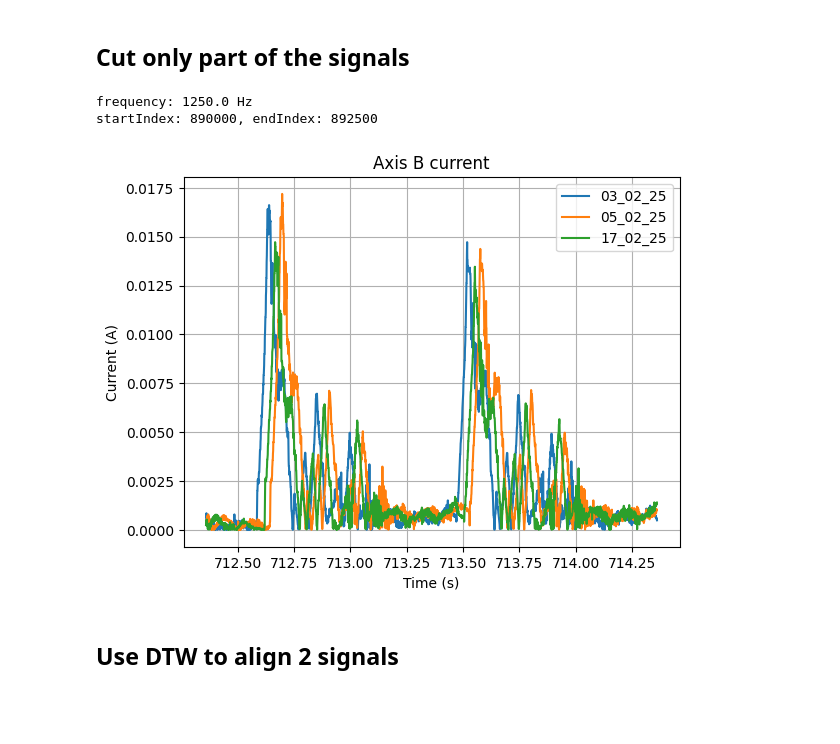
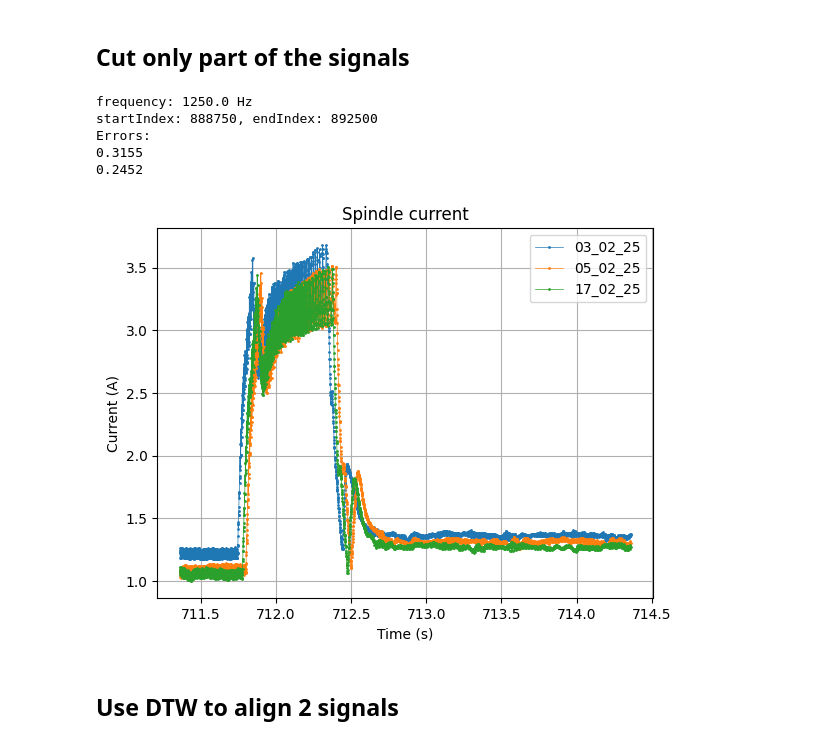
Before and after one commit to opatiny/predictiveMaintenance, a Jupyter notebook: src/notebooks/alignSignals.ipynb, the cells around one changed output. Saved outputs shown, nothing was run; the diff lists cells and outputs as text; code cells hidden in the pictures; blank space fills up the shorter version.

Commit message:
feat: working on DTW (compute errors)

```diff
--- a/src/notebooks/alignSignals.ipynb
+++ b/src/notebooks/alignSignals.ipynb
@@ -58,20 +62,22 @@ path = os.path.join(current_folder, dataPath)
 
 dates = ['03_02_25', '05_02_25', '17_02_25']
 
-signalName = 'stSigAxCurrentB'
+signalName = 'stSigAxCurrentS'
 
-times = []
-signals = []
+times: list[pd.Series] = []
+signals: list[pd.Series] = []
 
 for date in dates:
     sampleName = f'{machineName}_{date}.parquet'
     samplePath = os.path.join(path, sampleName)
     sample = pd.read_parquet(samplePath)
 
-    times.append(sample['timeSeconds'].values)
-    signals.append(sample[signalName].values)
+    times.append(sample['timeSeconds'])
+    signals.append(sample[signalName]*1000)
 
-print(times)
+# check time lengths
+for i, time in enumerate(times):
+    print(f'Time length for {dates[i]}: {len(time)}')
 
 # plot signals
 plt.figure()
@@ -93,36 +98,57 @@ plt.grid()
 # %% [markdown]
 ## Cut only part of the signals
+# %%
+from utils.getRmse import getRmse
+
+# function to print errors between ref and queries
+def printErrors(ref, queries):
+    errors = []
+    for i in range(len(queries)):
+        error = getRmse(queries[i],ref)
+        errors.append(error)
+
+    print('Errors:')
+    for i, error in enumerate(errors):
+        # error rounded to 2 decimal places
+        print(round(error, 4))
 # %%
 frequency = 1/(times[0][1] - times[0][0]) # seconds
 
 print(f'frequency: {frequency} Hz')
 
-startTime = 712 # seconds
+startTime = 711 # seconds
 endTime = 714 # seconds
 
 startIndex = int(startTime * frequency)
 endIndex = int(endTime * frequency)
 
 print(f'startIndex: {startIndex}, endIndex: {endIndex}')
 
 cutSignals = [signal[startIndex:endIndex] for signal in signals]
 cutTimes = [time[startIndex:endIndex] for time in times]
 
 
+# compute errors
+printErrors(cutSignals[0], cutSignals[1:])
+
+
 # plot signals
 plt.figure()
 # plot all signals in one plot
 for i in range(len(cutSignals)):
-    plt.plot(cutTimes[i], cutSignals[i], label=dates[i])
+    plt.plot(cutTimes[i], cutSignals[i],"o-", markersize=1, lw = 0.5, label=dates[i],)
 plt.legend()
-plt.title('Axis B current')
+plt.title('Spindle current')
 plt.xlabel('Time (s)')
 plt.ylabel('Current (A)')
 plt.grid()
 # %% [output]
 frequency: 1250.0 Hz
-startIndex: 890000, endIndex: 892500
+startIndex: 888750, endIndex: 892500
+Errors:
+0.3155
+0.2452
-[figure, old version]
+[figure, new version]
 # %% [markdown]
 ## Use DTW to align 2 signals
 # %%
```
Also changed, not shown: parts of 11 cells of this notebook, 10 other files.
